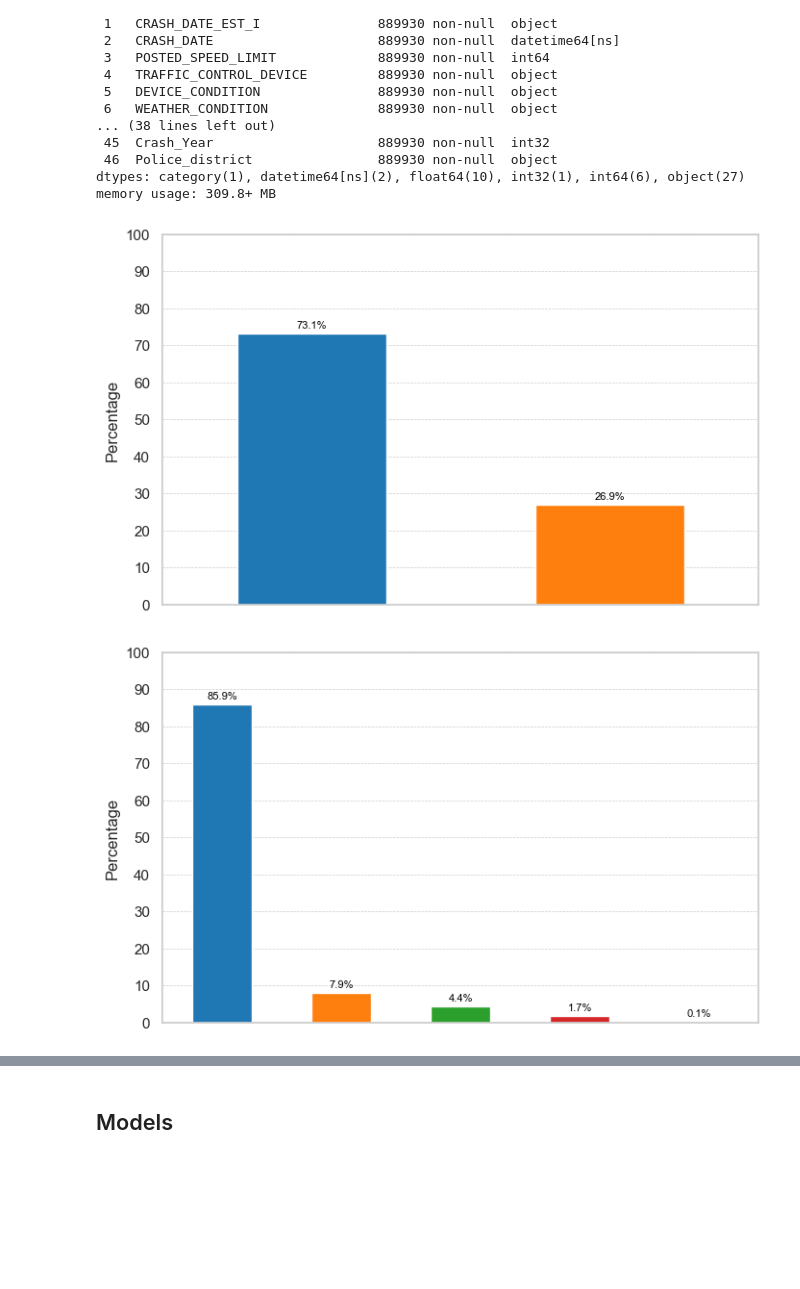
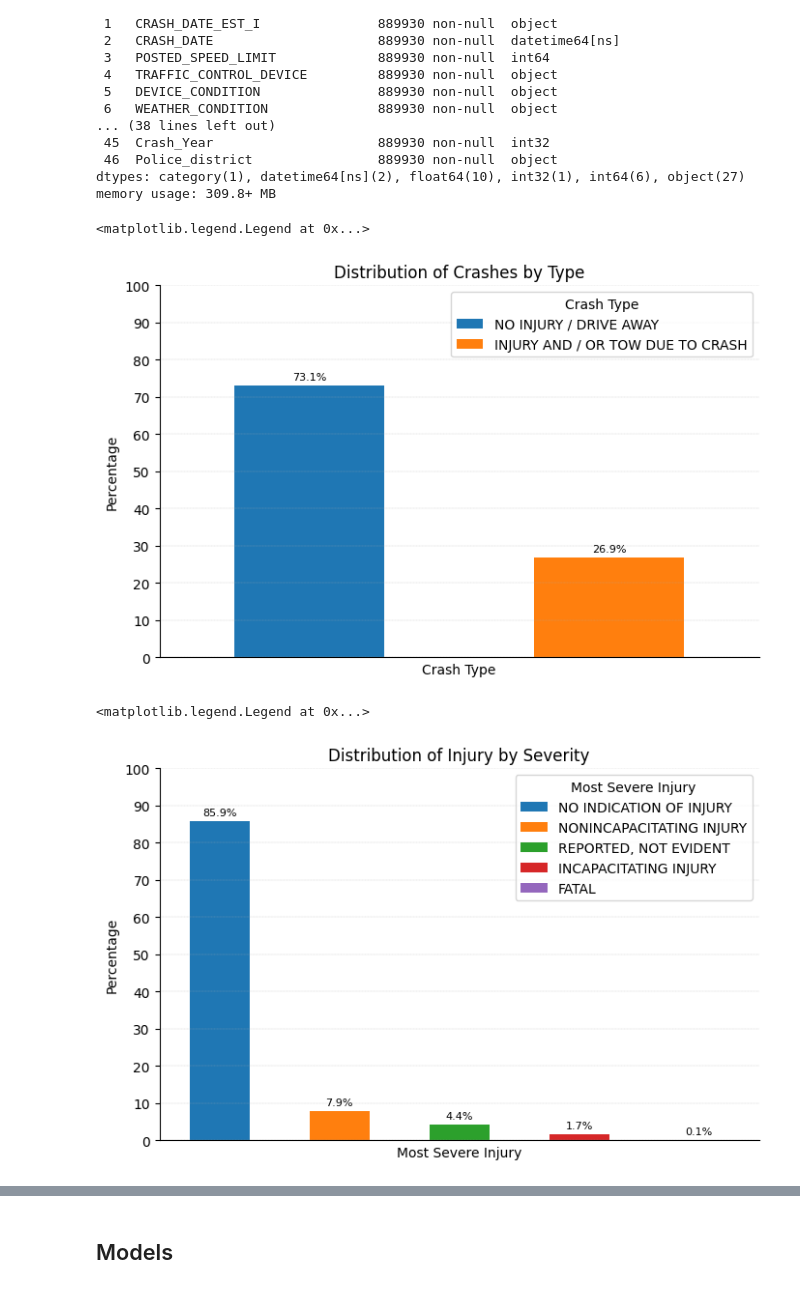
Before and after one commit to fsaudm/stat480_project, a Jupyter notebook: eda.ipynb, the cells around one changed output, grey strips where cells are left out. Cells and saved outputs as stored; diff of their text form; code cells hidden in the pictures; blank space fills up the shorter version.

Commit message:
updated figures in the eda

```diff
--- a/eda.ipynb
+++ b/eda.ipynb
@@ -158,41 +158,78 @@ Data columns (total 47 columns):
 dtypes: category(1), datetime64[ns](2), float64(10), int32(1), int64(6), object(27)
 memory usage: 309.8+ MB
 # %%
-import matplotlib as plt
+import matplotlib.pyplot as plt
 
+# Define colors for CRASH_TYPE
+colors_CRASH_TYPE = plt.cm.tab10(range(len(df_clean['CRASH_TYPE'].value_counts())))
 
-colors_CRASH_TYPE = plt.cm.tab10(range(len(df_clean['CRASH_TYPE'].value_counts())))
+# Create bar plot for CRASH_TYPE
 ax1 = (df_clean['CRASH_TYPE'].value_counts(normalize=True) * 100).plot.bar(
     figsize=(8, 5),
-    xlabel="",
+    xlabel="Crash Type",
     ylabel="Percentage",
+    title="Distribution of Crashes by Type",
     xticks=[],
-    legend=False,
     color=colors_CRASH_TYPE,
 )
 
+# Set y-axis limits and grid
 ax1.set_ylim(0, 100)
-ax1.set_yticks(range(0, 101, 10))  # Grid lines every 10%
-ax1.grid(axis='y', which='major', linestyle='--', linewidth=0.5)
-for i, value in enumerate((df_clean['CRASH_TYPE'].value_counts(normalize=True) * 100)):
+ax1.set_yticks(range(0, 101, 10))
+ax1.grid(axis='y', which='major', linestyle='--', linewidth=0.2)
+
+# Add percentage text above bars
+for i, (label, value) in enumerate((df_clean['CRASH_TYPE'].value_counts(normalize=True) * 100).items()):
     ax1.text(i, value + 1, f'{value:.1f}%', ha='center', va='bottom', color='black', fontsize=8)
+
+# Remove upper and right spines
+ax1.spines['right'].set_visible(False)
+ax1.spines['top'].set_visible(False)
+
+# Add legend with class names
+class_names = df_clean['CRASH_TYPE'].value_counts().index.tolist()
+ax1.legend(
+    handles=ax1.patches,  # Use bar patches as handles
+    labels=class_names,   # Class names as labels
+    title="Crash Type",
+    loc='upper right'
+)
 # %% [output]
+<matplotlib.legend.Legend at 0x...>
-[figure, old version]
+[figure, new version]
 # %%
 colors_MOST_SEVERE_INJURY = plt.cm.tab10(range(len(df_clean['MOST_SEVERE_INJURY'].value_counts())))
+
 ax2 = (df_clean['MOST_SEVERE_INJURY'].value_counts(normalize=True) * 100).plot.bar(
     figsize=(8, 5),
-    xlabel="",
+    xlabel="Most Severe Injury",
     ylabel="Percentage",
+    title="Distribution of Injury by Severity",
     xticks=[],
-    legend=False,
     color=colors_MOST_SEVERE_INJURY,
 )
 
 ax2.set_ylim(0, 100)
-ax2.set_yticks(range(0, 101, 10))  # Grid lines every 10%
-ax2.grid(axis='y', which='major', linestyle='--', linewidth=0.5)
-for i, value in enumerate((df_clean['MOST_SEVERE_INJURY'].value_counts(normalize=True) * 100)):
+ax2.set_yticks(range(0, 101, 10))
+ax2.grid(axis='y', which='major', linestyle='--', linewidth=0.2)
+
+
+# percentage text above bars
+for i, (label, value) in enumerate((df_clean['MOST_SEVERE_INJURY'].value_counts(normalize=True) * 100).items()):
     ax2.text(i, value + 1, f'{value:.1f}%', ha='center', va='bottom', color='black', fontsize=8)
+
+# Remove upper and right spines
+ax2.spines['right'].set_visible(False)
+ax2.spines['top'].set_visible(False)
+
+# Add legend with class names
+class_names = df_clean['MOST_SEVERE_INJURY'].value_counts().index.tolist()
+ax2.legend(
+    handles=ax2.patches,  # Use bar patches as handles
+    labels=class_names,   # Class names as labels
+    title="Most Severe Injury",
+    loc='upper right'
+)
 # %% [output]
+<matplotlib.legend.Legend at 0x...>
-[figure, old version]
+[figure, new version]
```
Also changed, not shown: parts of 1 cell of this notebook.
